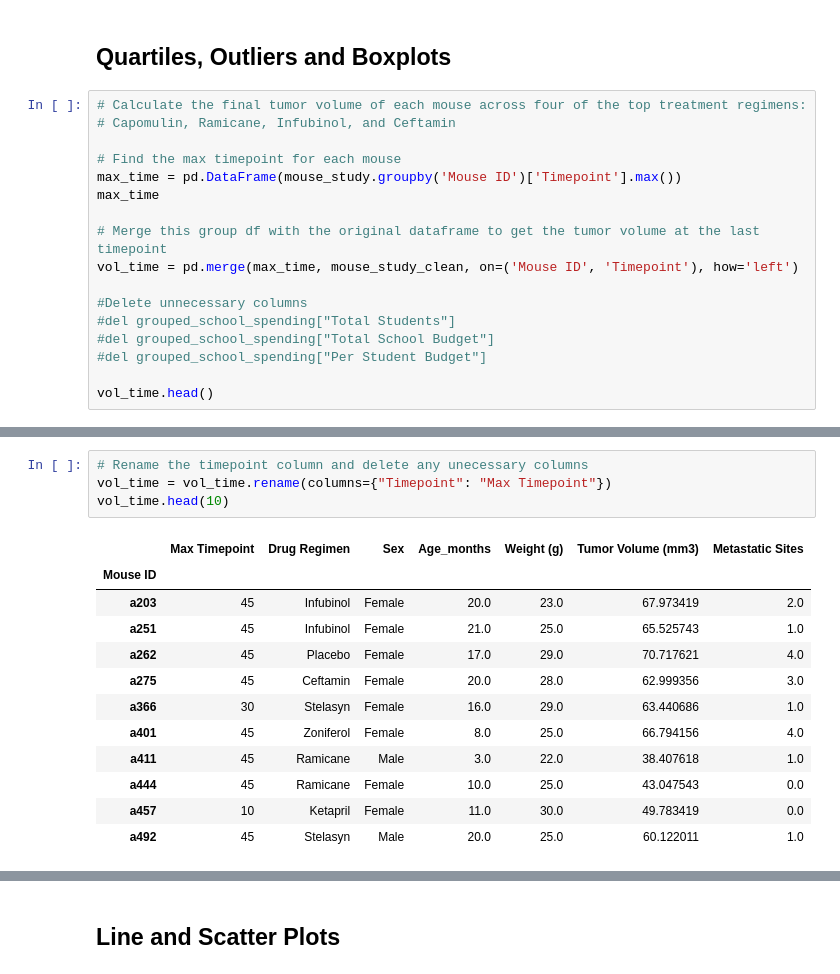
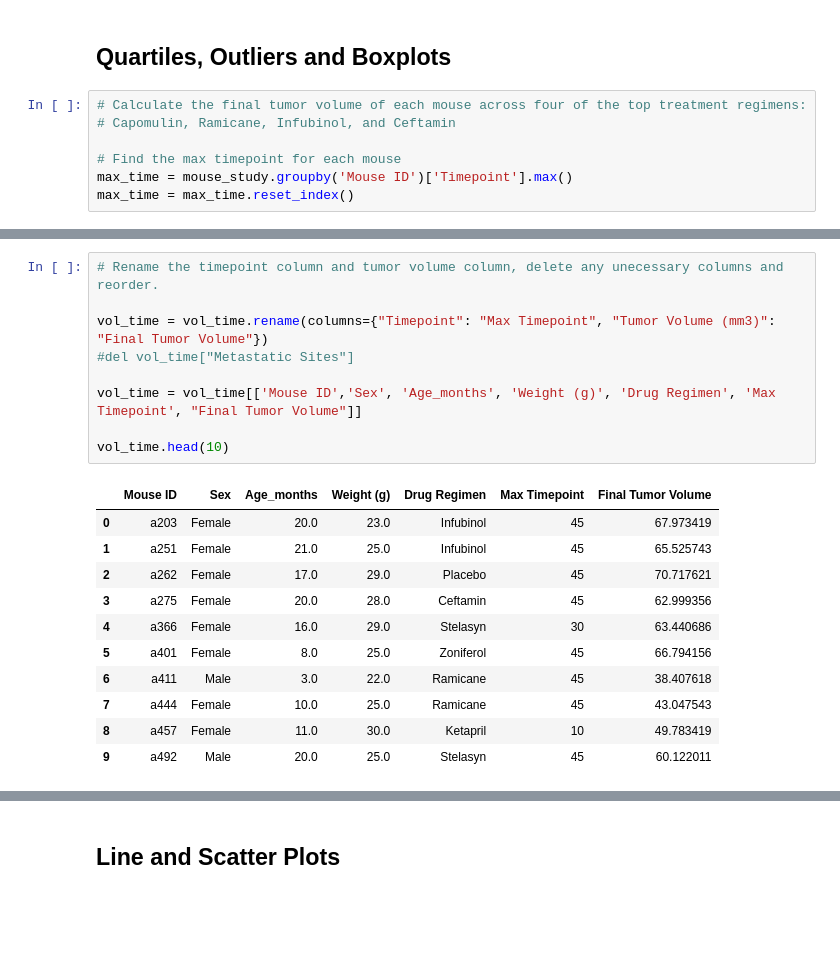
Before and after one commit to norojordan/Mathplotlib-HW, a Jupyter notebook: pymaceuticals_starter.ipynb, the cells around one changed output, grey strips where cells are left out. Cells and saved outputs as stored; diff of their text form; blank space fills up the shorter version.

```diff
--- a/pymaceuticals_starter.ipynb
+++ b/pymaceuticals_starter.ipynb
@@ -203,15 +195,5 @@ gender_study.plot.pie(title = "Sex of Mouse",startangle=95,autopct='%1.1f%%')
 # Capomulin, Ramicane, Infubinol, and Ceftamin
 
 # Find the max timepoint for each mouse
-max_time = pd.DataFrame(mouse_study.groupby('Mouse ID')['Timepoint'].max())
-max_time
-
-# Merge this group df with the original dataframe to get the tumor volume at the last timepoint
-vol_time = pd.merge(max_time, mouse_study_clean, on=('Mouse ID', 'Timepoint'), how='left')
-
-#Delete unnecessary columns
-#del grouped_school_spending["Total Students"]
-#del grouped_school_spending["Total School Budget"]
-#del grouped_school_spending["Per Student Budget"]
-
-vol_time.head()
+max_time = mouse_study.groupby('Mouse ID')['Timepoint'].max()
+max_time = max_time.reset_index()
@@ -226,20 +213,24 @@ vol_time.head()
 # %%
-# Rename the timepoint column and delete any unecessary columns
-vol_time = vol_time.rename(columns={"Timepoint": "Max Timepoint"})
+# Rename the timepoint column and tumor volume column, delete any unecessary columns and reorder.
+
+vol_time = vol_time.rename(columns={"Timepoint": "Max Timepoint", "Tumor Volume (mm3)": "Final Tumor Volume"})
+#del vol_time["Metastatic Sites"]
+
+vol_time = vol_time[['Mouse ID','Sex', 'Age_months', 'Weight (g)', 'Drug Regimen', 'Max Timepoint', "Final Tumor Volume"]]
+
 vol_time.head(10)
 # %% [output]
-|  | Max Timepoint | Drug Regimen | Sex | Age_months | Weight (g) | Tumor Volume (mm3) | Metastatic Sites |
-| Mouse ID |  |  |  |  |  |  |  |
-| a203 | 45 | Infubinol | Female | 20.0 | 23.0 | 67.973419 | 2.0 |
-| a251 | 45 | Infubinol | Female | 21.0 | 25.0 | 65.525743 | 1.0 |
-| a262 | 45 | Placebo | Female | 17.0 | 29.0 | 70.717621 | 4.0 |
-| a275 | 45 | Ceftamin | Female | 20.0 | 28.0 | 62.999356 | 3.0 |
-| a366 | 30 | Stelasyn | Female | 16.0 | 29.0 | 63.440686 | 1.0 |
-| a401 | 45 | Zoniferol | Female | 8.0 | 25.0 | 66.794156 | 4.0 |
-| a411 | 45 | Ramicane | Male | 3.0 | 22.0 | 38.407618 | 1.0 |
-| a444 | 45 | Ramicane | Female | 10.0 | 25.0 | 43.047543 | 0.0 |
-| a457 | 10 | Ketapril | Female | 11.0 | 30.0 | 49.783419 | 0.0 |
-| a492 | 45 | Stelasyn | Male | 20.0 | 25.0 | 60.122011 | 1.0 |
+|  | Mouse ID | Sex | Age_months | Weight (g) | Drug Regimen | Max Timepoint | Final Tumor Volume |
+| 0 | a203 | Female | 20.0 | 23.0 | Infubinol | 45 | 67.973419 |
+| 1 | a251 | Female | 21.0 | 25.0 | Infubinol | 45 | 65.525743 |
+| 2 | a262 | Female | 17.0 | 29.0 | Placebo | 45 | 70.717621 |
+| 3 | a275 | Female | 20.0 | 28.0 | Ceftamin | 45 | 62.999356 |
+| 4 | a366 | Female | 16.0 | 29.0 | Stelasyn | 30 | 63.440686 |
+| 5 | a401 | Female | 8.0 | 25.0 | Zoniferol | 45 | 66.794156 |
+| 6 | a411 | Male | 3.0 | 22.0 | Ramicane | 45 | 38.407618 |
+| 7 | a444 | Female | 10.0 | 25.0 | Ramicane | 45 | 43.047543 |
+| 8 | a457 | Female | 11.0 | 30.0 | Ketapril | 10 | 49.783419 |
+| 9 | a492 | Male | 20.0 | 25.0 | Stelasyn | 45 | 60.122011 |
 # %%
 vol_time.value_counts()
 # %% [output]
```
Also changed, not shown: parts of 13 cells of this notebook.
